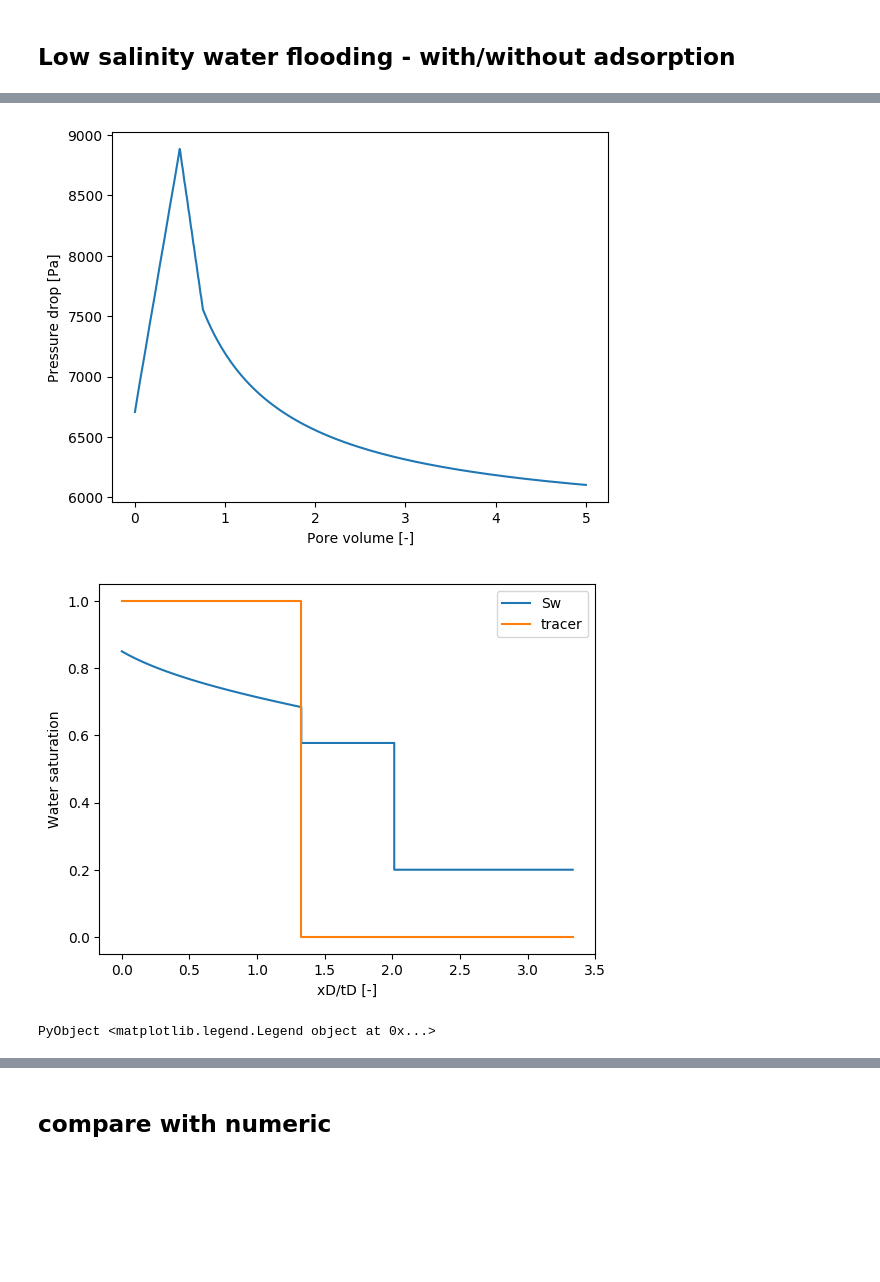
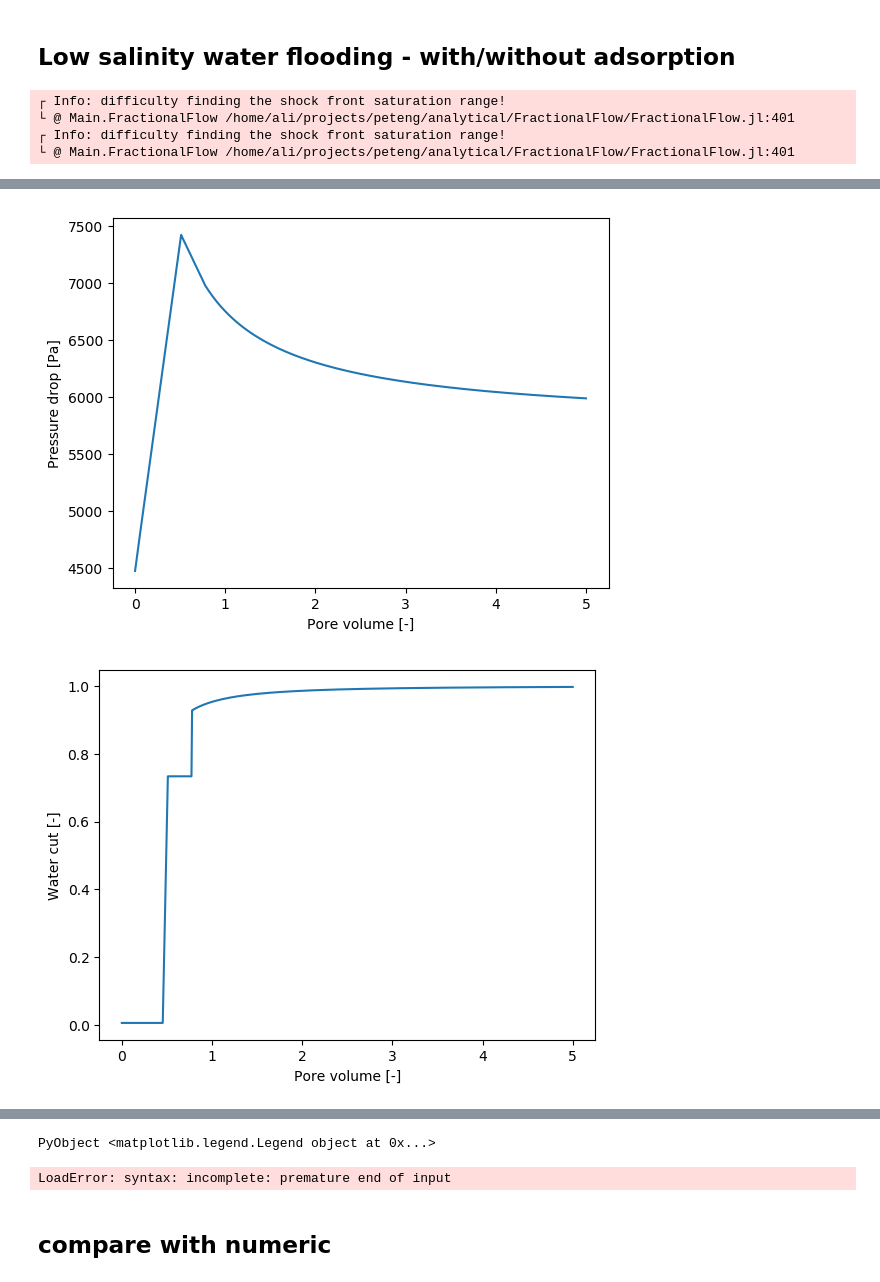
Before and after one commit to simulkade/peteng, a Jupyter notebook: analytical/notebooks/fractional_flow_smart_water.ipynb, the cells around one changed output, grey strips where cells are left out. Saved outputs shown, nothing was run; the diff lists cells and outputs as text; code cells hidden in the pictures; blank space fills up the shorter version.

Commit message:
update the code and add water cut

```diff
--- a/analytical/notebooks/fractional_flow_smart_water.ipynb
+++ b/analytical/notebooks/fractional_flow_smart_water.ipynb
@@ -99,8 +104,8 @@ PyObject <matplotlib.legend.Legend object at 0x...>
 # %% [markdown]
 ## Low salinity water flooding - with/without adsorption
 # %%
-fluids_hs = FF.oil_water_fluids(mu_water=1.5e-3, mu_oil=3e-3)
-fluids_ls = FF.oil_water_fluids(mu_water=1e-3, mu_oil=3e-3)
+fluids_hs = FF.oil_water_fluids(mu_water=1.1e-3, mu_oil=2e-3)
+fluids_ls = FF.oil_water_fluids(mu_water=1e-3, mu_oil=2e-3)
 rel_perms_hs = FF.oil_water_rel_perms(krw0=0.4, kro0=0.9,
         swc=0.15, sor=0.2, nw=2.0, no = 2.0)
 rel_perms_ls = FF.oil_water_rel_perms(krw0=0.3, kro0=0.95,
@@ -111,3 +116,7 @@ ls_res = FF.low_sal_water_flood(core_props, fluids_ls, fluids_hs, rel_perms_hs,
         rel_perms_ls, core_flood)
 FF.visualize(ls_res)
 # %% [output]
+┌ Info: difficulty finding the shock front saturation range!
+└ @ Main.FractionalFlow /home/ali/projects/peteng/analytical/FractionalFlow/FractionalFlow.jl:401
+┌ Info: difficulty finding the shock front saturation range!
+└ @ Main.FractionalFlow /home/ali/projects/peteng/analytical/FractionalFlow/FractionalFlow.jl:401
@@ -116,3 +125,2 @@ FF.visualize(ls_res)
-[figure, old version]
+[figure, new version]
-[figure, old version]
+[figure, new version]
-PyObject <matplotlib.legend.Legend object at 0x...>
@@ -119,3 +128,8 @@ PyObject <matplotlib.legend.Legend object at 0x...>
+PyObject <matplotlib.legend.Legend object at 0x...>
+# %%
+ls_res.
+# %% [output]
+LoadError: syntax: incomplete: premature end of input
 # %% [markdown]
 ## compare with numeric
 # %%
```
Also changed, not shown: parts of 10 cells of this notebook, 7 other files.
